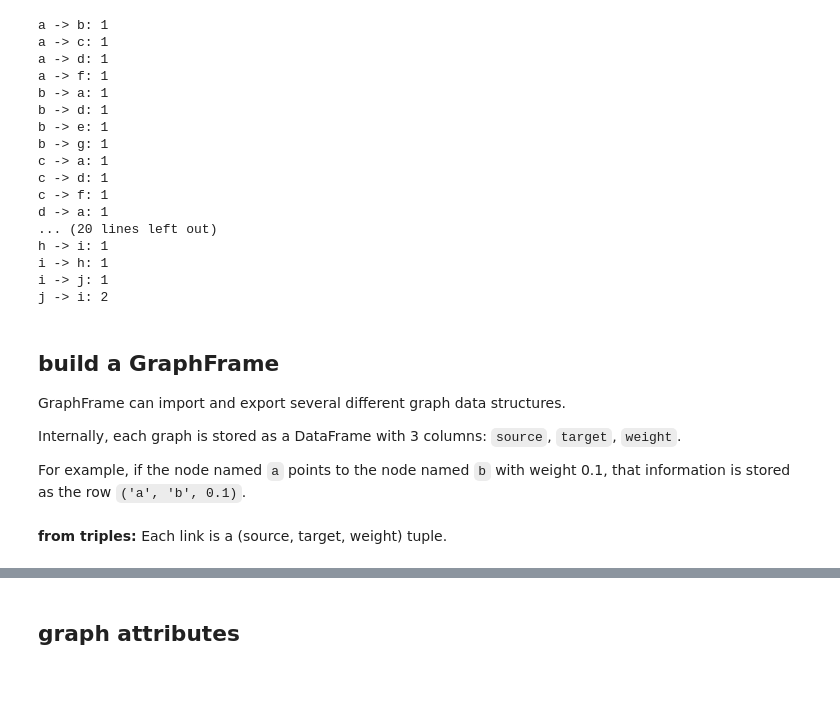
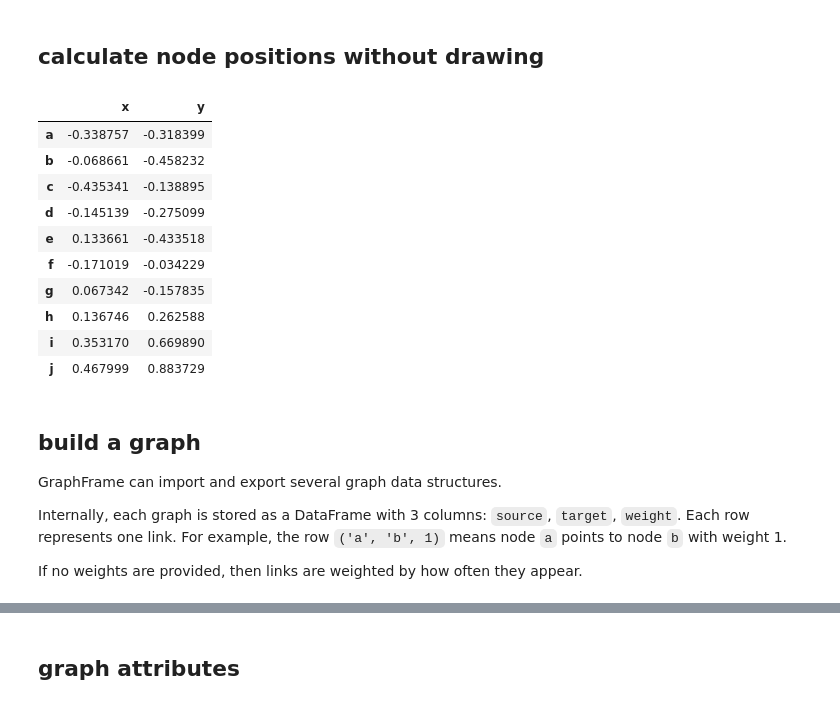
Before and after one commit to samkennerly/kingofsnake, a Jupyter notebook: books/graph.ipynb, the cells around one changed output, grey strips where cells are left out. Saved outputs shown, nothing was run; the diff lists cells and outputs as text; code cells hidden in the pictures.

```diff
--- a/books/graph.ipynb
+++ b/books/graph.ipynb
@@ -33,32 +43,27 @@ kite.plot(c=color, s=size)
-# %%
-print(str(kite))
-# %% [output]
-a -> b: 1
-a -> c: 1
-a -> d: 1
-a -> f: 1
-b -> a: 1
-b -> d: 1
-b -> e: 1
-b -> g: 1
-c -> a: 1
-c -> d: 1
-c -> f: 1
-d -> a: 1
-... (20 lines left out)
-h -> i: 1
-i -> h: 1
-i -> j: 1
-j -> i: 2
+# %% [markdown]
+## calculate node positions without drawing
+# %%
+# Call with a number of timesteps (or use the default)
+kite(64)
+# %% [output]
+|  | x | y |
+| a | -0.338757 | -0.318399 |
+| b | -0.068661 | -0.458232 |
+| c | -0.435341 | -0.138895 |
+| d | -0.145139 | -0.275099 |
+| e | 0.133661 | -0.433518 |
+| f | -0.171019 | -0.034229 |
+| g | 0.067342 | -0.157835 |
+| h | 0.136746 | 0.262588 |
+| i | 0.353170 | 0.669890 |
+| j | 0.467999 | 0.883729 |
 # %% [markdown]
-## build a GraphFrame
-GraphFrame can import and export several different graph data structures.
+## build a graph
+GraphFrame can import and export several graph data structures.
 
-Internally, each graph is stored as a DataFrame with 3 columns: `source`, `target`, `weight`.
+Internally, each graph is stored as a DataFrame with 3 columns: `source`, `target`, `weight`. Each row represents one link. For example, the row `('a', 'b', 1)` means node `a` points to node `b` with weight 1.
 
-For example, if the node named `a` points to the node named `b` with weight 0.1, that information is stored as the row `('a', 'b', 0.1)`.
+If no weights are provided, then links are weighted by how often they appear.
 
 [directed graph]: https://en.wikipedia.org/wiki/Directed_graph
-# %% [markdown]
-**from triples:** Each link is a (source, target, weight) tuple.
 # %%
```
Also changed, not shown: parts of 44 cells of this notebook.
